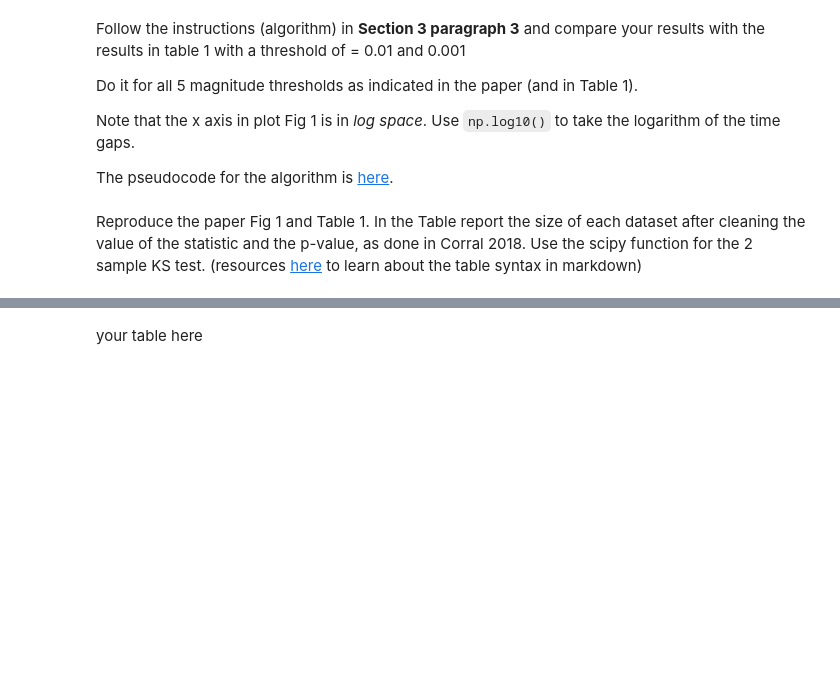
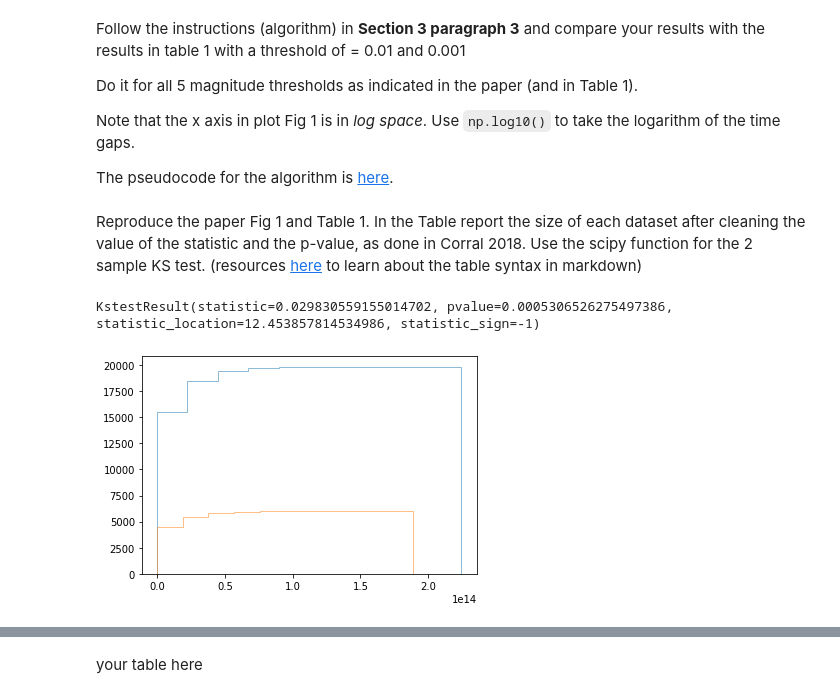
Before and after one commit to massimocipressi/MLPNS_MCipressi, a Jupyter notebook: NHRT/KS_earthquakes.ipynb, the cells around one changed output, grey strips where cells are left out. Saved outputs shown, nothing was run; the diff lists cells and outputs as text; code cells hidden in the pictures; blank space fills up the shorter version.

```diff
--- a/NHRT/KS_earthquakes.ipynb
+++ b/NHRT/KS_earthquakes.ipynb
@@ -361,0 +359,16 @@ Reproduce the paper Fig 1 and Table 1. In the Table report the size of each data
+# %%
+eqDoodData = eqGoodData[["magnitude","datetime","gaps"]]
+alpha = 0.003 # cioé 3 sigma
+import numpy as np
+t1 = eqGoodData["gaps"][eqGoodData.magnitude>=2]
+t2 = eqGoodData["gaps"][eqGoodData.magnitude>=2.5]
+sp.stats.ks_2samp(np.log10(t1),np.log10(t2))
+#rigetto la null hypotesis se faccio solo così
+# %% [output]
+KstestResult(statistic=0.029830559155014702, pvalue=0.0005306526275497386, statistic_location=12.453857814534986, statistic_sign=-1)
+# %%
+#facciamo un istogramma cumulativo e a linea (2 sovrapposti)
+pl.hist(t1,cumulative=True,alpha=0.5,histtype = "step")
+pl.hist(t2,cumulative=True,alpha=0.5,histtype = "step");
+# %% [output]
+[figure, added]
```
Also changed, not shown: parts of 7 cells of this notebook.
